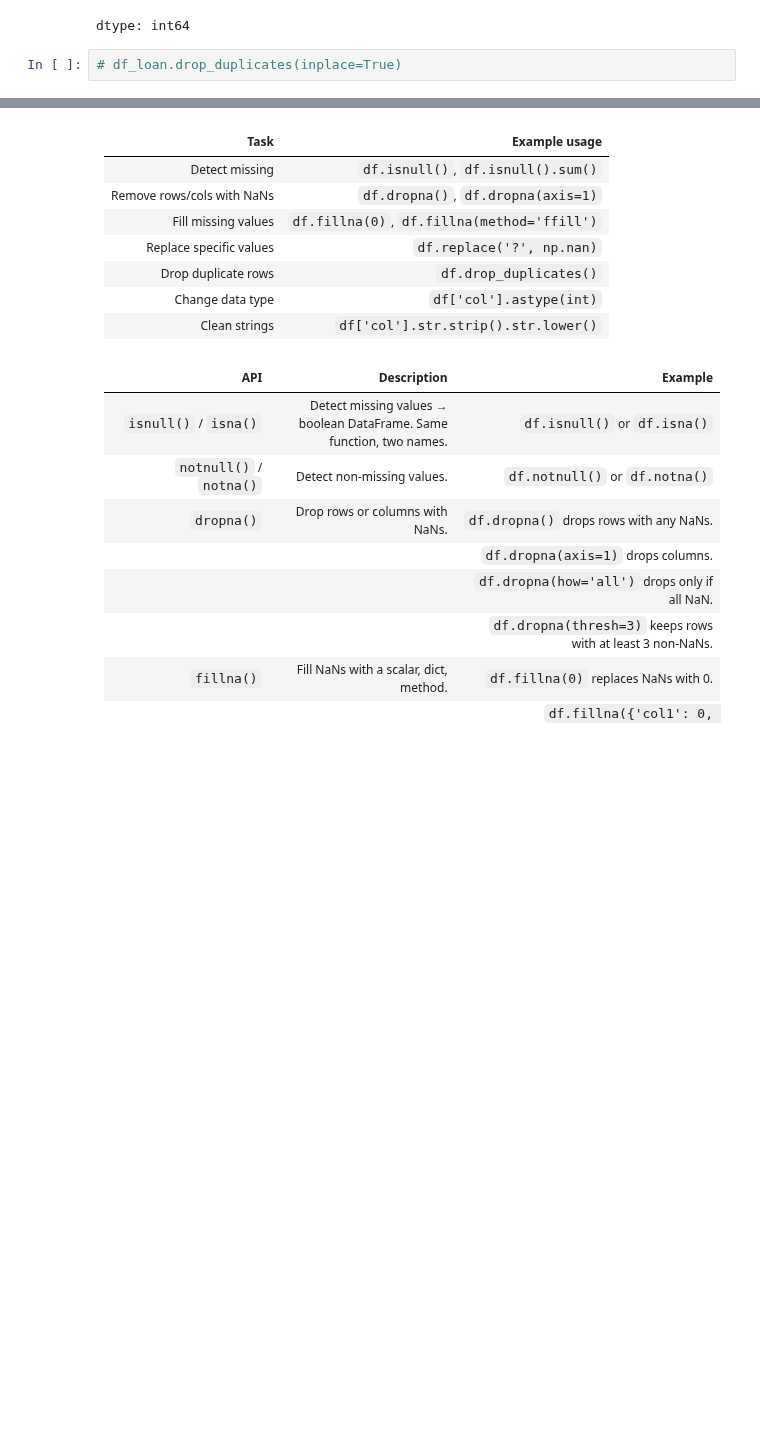
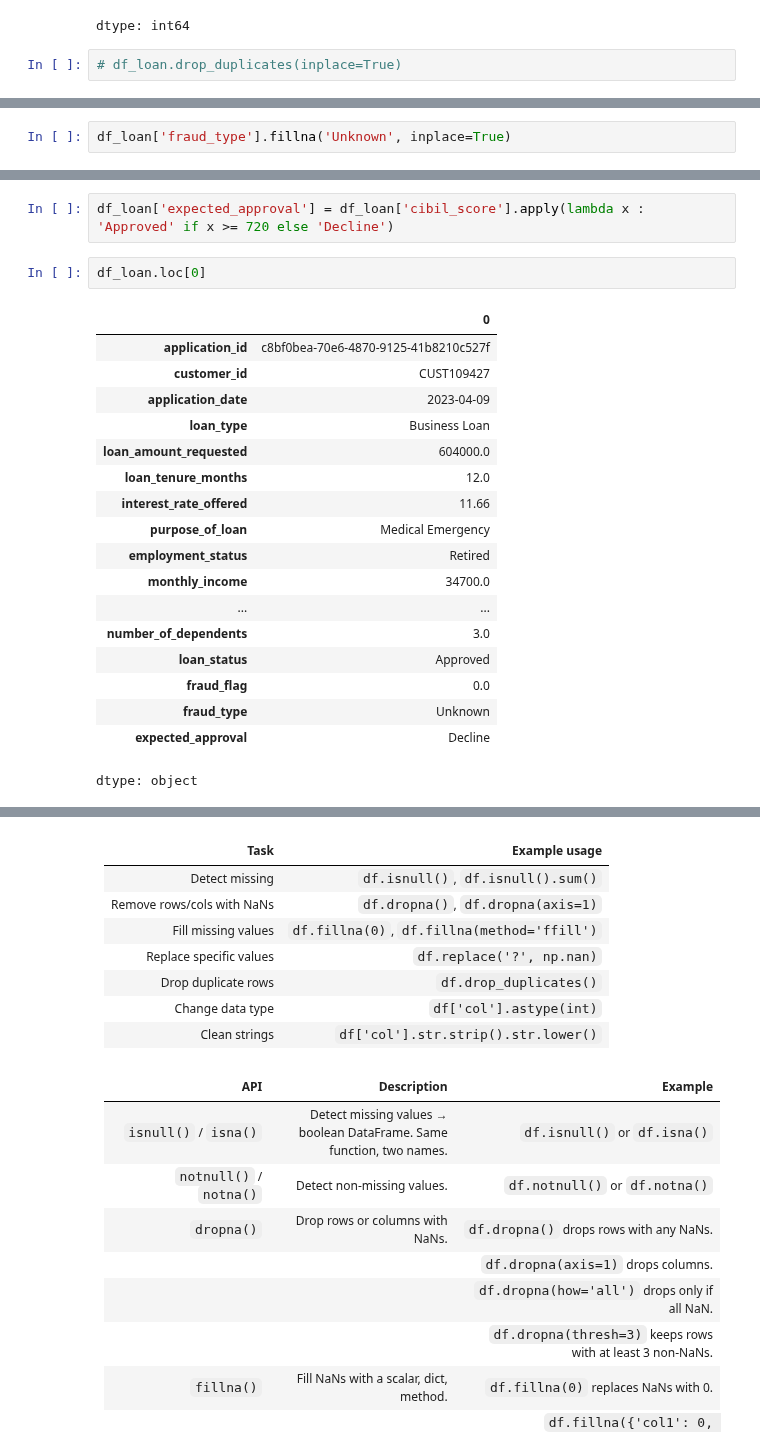
Before and after one commit to svgoudar/My-Data-Science-Roadmap, a Jupyter notebook: Pandas_and_Numpy/Panda/4.Data_Cleaning.ipynb, the cells around one changed output, grey strips where cells are left out. Cells and saved outputs as stored; diff of their text form; blank space fills up the shorter version.

```diff
--- a/Pandas_and_Numpy/Panda/4.Data_Cleaning.ipynb
+++ b/Pandas_and_Numpy/Panda/4.Data_Cleaning.ipynb
@@ -83,0 +190,2 @@ df_loan['loan_approved'] = df_loan['loan_approved'].replace(['yes', 'y'], 'Yes')
+# %%
+df_loan['fraud_type'].fillna('Unknown', inplace=True)
@@ -83,0 +210,23 @@ df_loan['loan_approved'] = df_loan['loan_approved'].replace(['yes', 'y'], 'Yes')
+# %%
+df_loan['expected_approval'] = df_loan['cibil_score'].apply(lambda x : 'Approved' if x >= 720 else 'Decline')
+# %%
+df_loan.loc[0]
+# %% [output]
+|  | 0 |
+| application_id | c8bf0bea-70e6-4870-9125-41b8210c527f |
+| customer_id | CUST109427 |
+| application_date | 2023-04-09 |
+| loan_type | Business Loan |
+| loan_amount_requested | 604000.0 |
+| loan_tenure_months | 12.0 |
+| interest_rate_offered | 11.66 |
+| purpose_of_loan | Medical Emergency |
+| employment_status | Retired |
+| monthly_income | 34700.0 |
+| ... | ... |
+| number_of_dependents | 3.0 |
+| loan_status | Approved |
+| fraud_flag | 0.0 |
+| fraud_type | Unknown |
+| expected_approval | Decline |
+dtype: object
```
Also changed, not shown: parts of 20 cells of this notebook.
